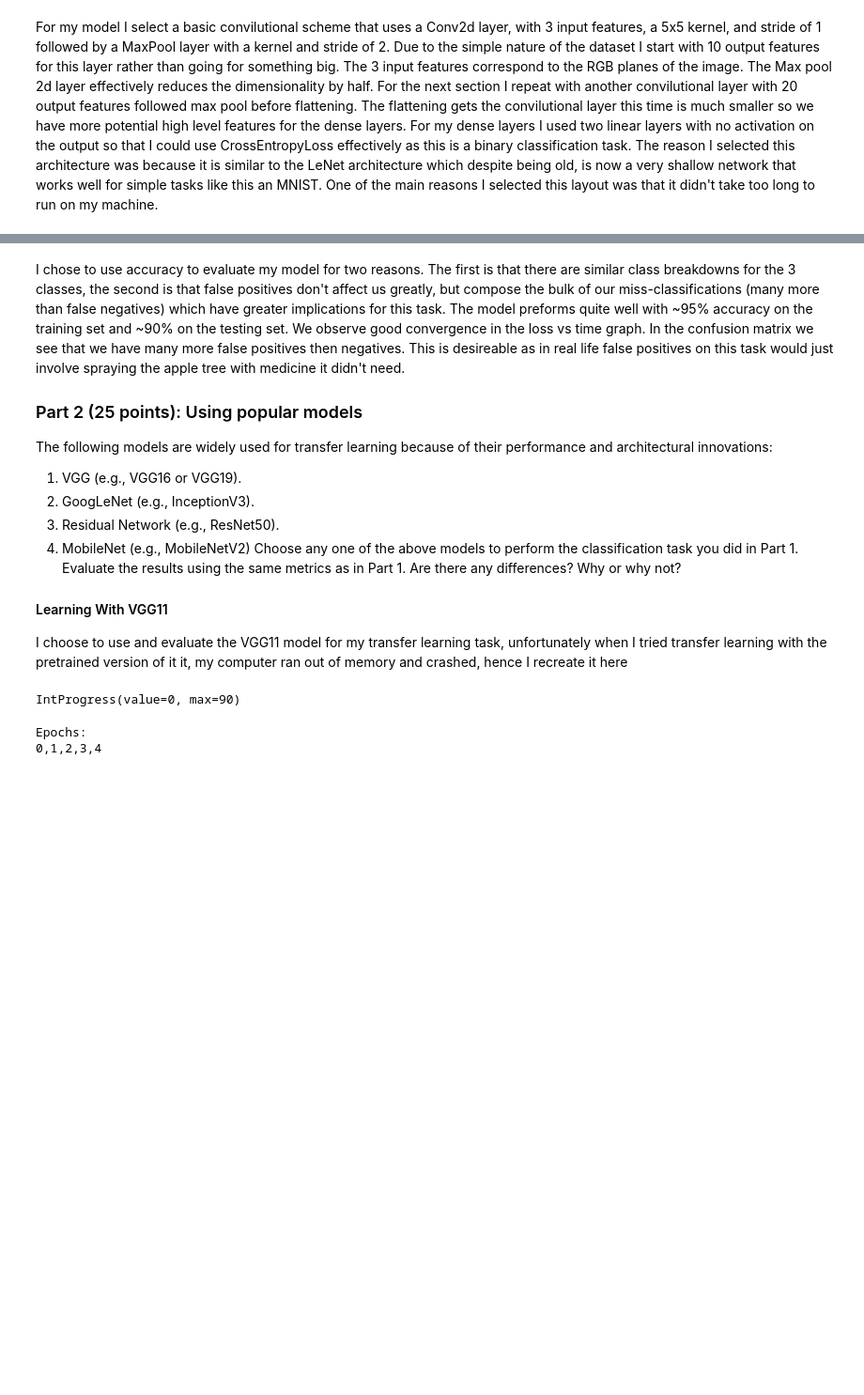
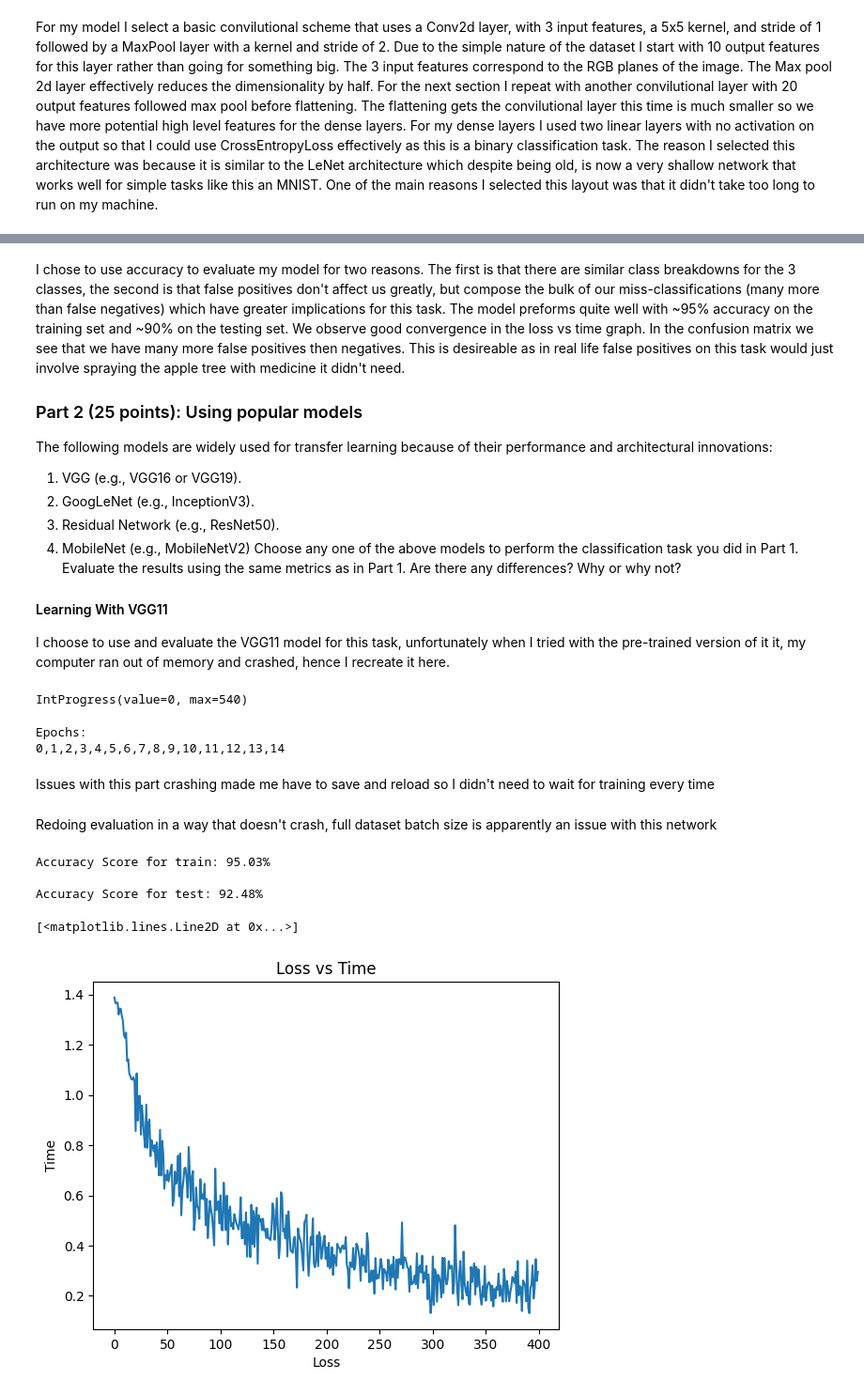
Before and after one commit to James-Oswald/CSCI-6962-Projects-in-ML-AI, a Jupyter notebook: hw5/hw5.ipynb, the cells around one changed output, grey strips where cells are left out. Shown at 94% size. Drawn from its saved outputs; the diff is of its cells as text; code cells hidden in the pictures; blank space fills up the shorter version.

Commit message:
Task 1 complete

```diff
--- a/hw5/hw5.ipynb
+++ b/hw5/hw5.ipynb
@@ -189,25 +196,4 @@ or why not?
 
 #### Learning With VGG11
 
-I choose to use and evaluate the VGG11 model for my transfer learning task, unfortunately when I tried transfer learning with the pretrained version of it it, my computer ran out of memory and crashed, hence I recreate it here
+I choose to use and evaluate the VGG11 model for this task, unfortunately when I tried with the pre-trained version of it it, my computer ran out of memory and crashed, hence I recreate it here.
-# %%
-import torchvision.models
-
-vgg11 = torchvision.models.vgg11()
-
-fully_connected_model = torch.nn.Sequential(
-    torch.nn.Linear(1000, 300),
-    torch.nn.ReLU(),
-    torch.nn.Linear(300, len(dataset.image_classes))
-)
-
-model = torch.nn.Sequential(vgg11, fully_connected_model)
-
-epochs = 5
-batch_size = 256
-
-train_cnn_model(model)
-# %% [output]
-IntProgress(value=0, max=90)
-Epochs:
-0,1,2,3,4
@@ -213,0 +228,9 @@ Epochs:
+# %%
+
+train_cnn_model(vgg11)
+# %% [output]
+IntProgress(value=0, max=540)
+Epochs:
+0,1,2,3,4,5,6,7,8,9,10,11,12,13,14
+# %% [markdown]
+Issues with this part crashing made me have to save and reload so I didn't need to wait for training every time
@@ -213,0 +240,29 @@ Epochs:
+# %%
+vgg11.load_state_dict(torch.load("VGG11.pt"))
+losses = np.load("losses.npz", allow_pickle=True)["arr_0"]
+# %% [markdown]
+Redoing evaluation in a way that doesn't crash, full dataset batch size is apparently an issue with this network
+# %%
+def evaluate_accuracy(dataset, model):
+    accSum = 0
+    accCount = 0
+
+    for X,y in torch.utils.data.DataLoader(dataset, batch_size=128):
+        model_out = predict(model, X)
+        accSum += accuracy_score(model_out, y)
+        accCount += 1
+    return accSum/accCount
+# %%
+print("Accuracy Score for train: {:0.2f}%".format(evaluate_accuracy(train_dataset, vgg11)*100))
+print()
+print("Accuracy Score for test: {:0.2f}%".format(evaluate_accuracy(test_dataset, vgg11)*100))
+plt.title("Loss vs Time")
+plt.xlabel("Loss")
+plt.ylabel("Time")
+plt.plot(losses[:400])
+# %% [output]
+Accuracy Score for train: 95.03%
+
+Accuracy Score for test: 92.48%
+[<matplotlib.lines.Line2D at 0x...>]
+[figure, added]
```
Also changed, not shown: parts of 11 cells of this notebook, 2 other files.
